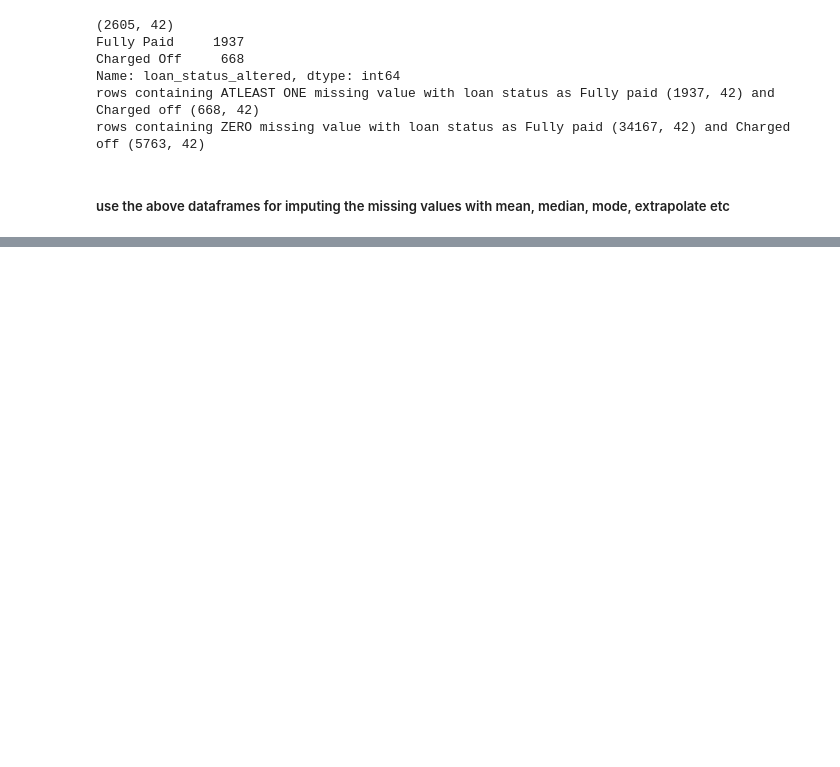
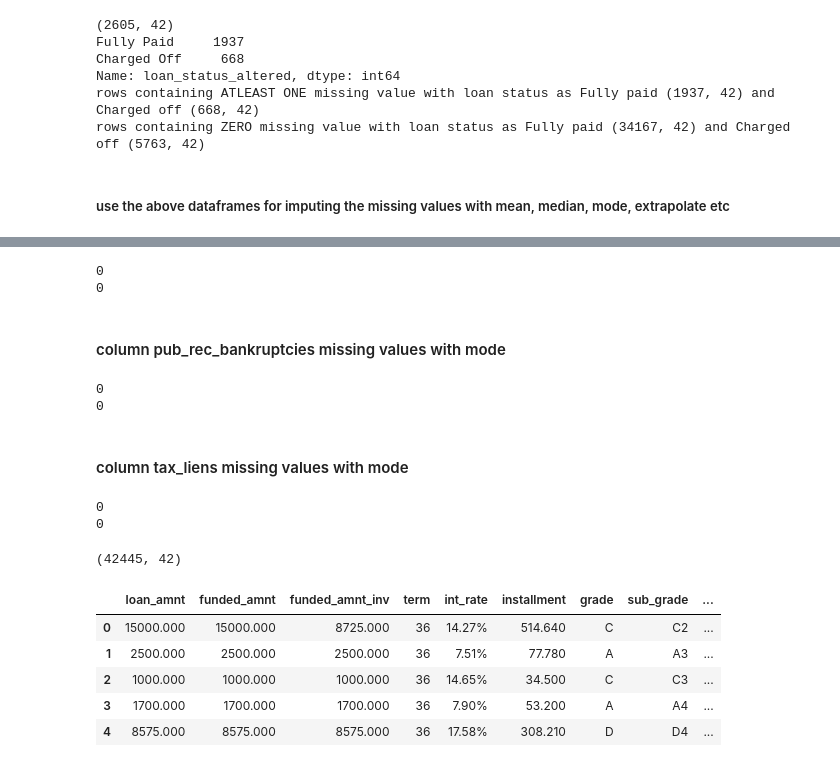
Before and after one commit to shashikumar2010s/AT-T, a Jupyter notebook: EDA.ipynb, the cells around one changed output, grey strips where cells are left out. Drawn from its saved outputs; the diff is of its cells as text; code cells hidden in the pictures; blank space fills up the shorter version.

```diff
--- a/EDA.ipynb
+++ b/EDA.ipynb
@@ -537,0 +618,51 @@ fig.show()
+# %%
+pd.options.mode.chained_assignment = None
+mode_delinq_amnt_FP = null_dropped_FP['delinq_amnt'].mode()[0]
+null_data_FP['delinq_amnt'] = null_data_FP['delinq_amnt'].fillna(mode_delinq_amnt_FP)
+print(null_data_FP['delinq_amnt'].isnull().sum())
+mode_delinq_amnt_CO = null_dropped_CO['delinq_amnt'].mode()[0]
+null_data_CO['delinq_amnt'] = null_data_CO['delinq_amnt'].fillna(mode_delinq_amnt_CO)
+print(null_data_CO['delinq_amnt'].isnull().sum())
+# %% [output]
+0
+0
+# %% [markdown]
+#### column pub_rec_bankruptcies missing values with mode
+# %%
+pd.options.mode.chained_assignment = None
+mode_pub_rec_bankruptcies_FP = null_dropped_FP['pub_rec_bankruptcies'].mode()[0]
+null_data_FP['pub_rec_bankruptcies'] = null_data_FP['pub_rec_bankruptcies'].fillna(mode_pub_rec_bankruptcies_FP)
+print(null_data_FP['pub_rec_bankruptcies'].isnull().sum())
+mode_pub_rec_bankruptcies_CO = null_dropped_CO['pub_rec_bankruptcies'].mode()[0]
+null_data_CO['pub_rec_bankruptcies'] = null_data_CO['pub_rec_bankruptcies'].fillna(mode_pub_rec_bankruptcies_CO)
+print(null_data_CO['pub_rec_bankruptcies'].isnull().sum())
+# %% [output]
+0
+0
+# %% [markdown]
+#### column tax_liens missing values with mode
+# %%
+pd.options.mode.chained_assignment = None
+mode_tax_liens_FP = null_dropped_FP['tax_liens'].mode()[0]
+null_data_FP['tax_liens'] = null_data_FP['tax_liens'].fillna(mode_tax_liens_FP)
+print(null_data_FP['tax_liens'].isnull().sum())
+mode_tax_liens_CO = null_dropped_CO['tax_liens'].mode()[0]
+null_data_CO['tax_liens'] = null_data_CO['tax_liens'].fillna(mode_tax_liens_CO)
+print(null_data_CO['tax_liens'].isnull().sum())
+# %% [output]
+0
+0
+# %%
+loan_stat_df_nonull_cleaned = pd.concat([null_data_CO, null_data_FP, null_dropped_CO, null_dropped_FP], axis=0, ignore_index=True)
+print(loan_stat_df_nonull_cleaned.shape)
+# %% [output]
+(42445, 42)
+# %%
+loan_stat_df_nonull_cleaned.head()
+# %% [output]
+|  | loan_amnt | funded_amnt | funded_amnt_inv | term | int_rate | installment | grade | sub_grade | ... |
+| 0 | 15000.000 | 15000.000 | 8725.000 | 36 | 14.27% | 514.640 | C | C2 | ... |
+| 1 | 2500.000 | 2500.000 | 2500.000 | 36 | 7.51% | 77.780 | A | A3 | ... |
+| 2 | 1000.000 | 1000.000 | 1000.000 | 36 | 14.65% | 34.500 | C | C3 | ... |
+| 3 | 1700.000 | 1700.000 | 1700.000 | 36 | 7.90% | 53.200 | A | A4 | ... |
+| 4 | 8575.000 | 8575.000 | 8575.000 | 36 | 17.58% | 308.210 | D | D4 | ... |
```
Also changed, not shown: parts of 37 cells of this notebook, 2 other files.
